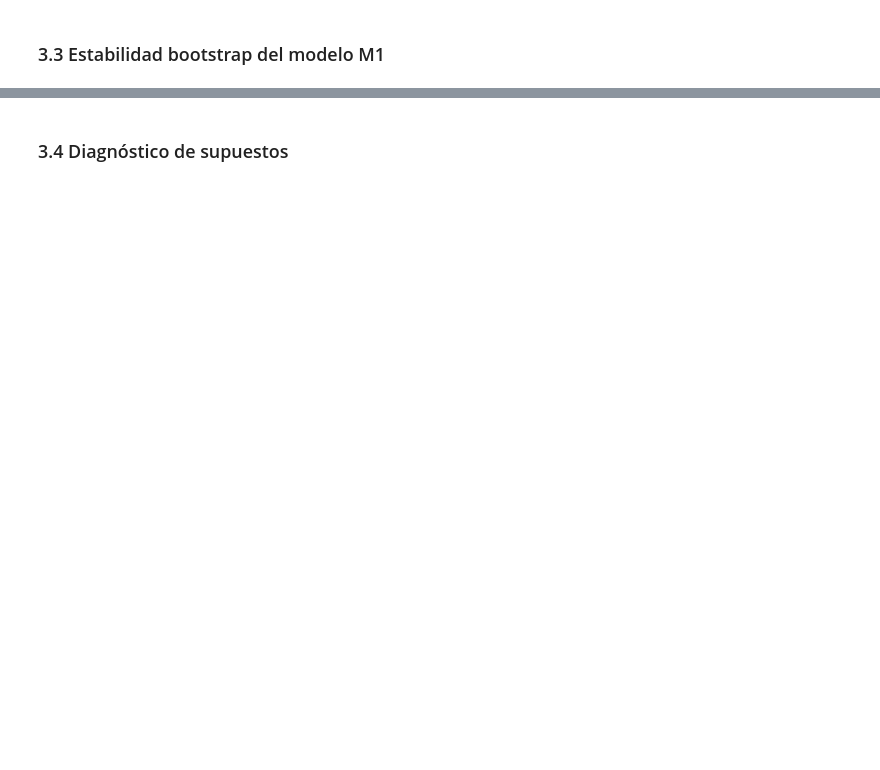
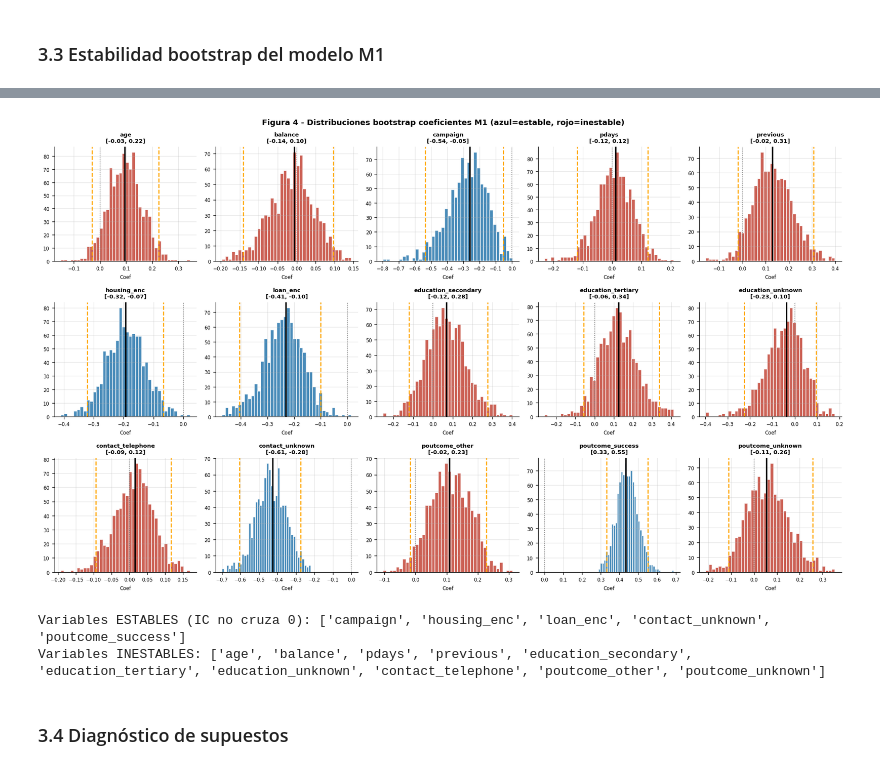
Before and after one commit to leofer23/formativa1-bank-marketing, a Jupyter notebook: S3/S3_Sumativa3_BankMarketing.ipynb, the cells around one changed output, grey strips where cells are left out. Drawn from its saved outputs; the diff is of its cells as text; code cells hidden in the pictures; blank space fills up the shorter version.

Commit message:
S3: corrige encoding one-hot, agrega stepwise y AIC/BIC reales, diagnosticos completos y matrices de confusion train/test

```diff
--- a/S3/S3_Sumativa3_BankMarketing.ipynb
+++ b/S3/S3_Sumativa3_BankMarketing.ipynb
@@ -502,7 +612,7 @@ plt.show()
 ### 3.3 Estabilidad bootstrap del modelo M1
 # %%
 # Bootstrap 1000 remuestras sobre M1
-Xtr_m1_np = Xtr.iloc[:,m1_idx].values
+Xtr_m1_np = Xtr[m1_vars].values
 ytr_np = ytr.values
 boot_coefs = []
 boot_aucs  = []
@@ -521,11 +631,13 @@ for i in range(1000):
 boot_coefs = np.array(boot_coefs)
 boot_aucs  = np.array(boot_aucs)
 
+m1_labels = m1_vars
+
 print(f'Remuestras validas: {len(boot_coefs)}')
 print(f'AUC bootstrap: media={boot_aucs.mean():.4f} IC=[{np.percentile(boot_aucs,2.5):.4f}, {np.percentile(boot_aucs,97.5):.4f}]')
 print()
-print(f'{"Variable":<18} {"Coef":>8} {"OR":>8} {"IC_lo":>8} {"IC_hi":>8} {"Estabilidad"}')
-print('-'*75)
+print(f'{"Variable":<25} {"Coef":>8} {"OR":>8} {"IC_lo":>8} {"IC_hi":>8} {"Estabilidad"}')
+print('-'*85)
 coef_results = []
 for j, vn in enumerate(m1_labels):
     co = m1.coef_[0][j]
@@ -534,4 +646,4 @@ for j, vn in enumerate(m1_labels):
     est = 'estable' if lo*hi > 0 else 'inestable (cruza 0)'
     or_ = np.exp(co)
     coef_results.append((vn, co, or_, lo, hi, est))
-    print(f'  {vn:<16} {co:>8.3f} {or_:>8.3f} {lo:>8.3f} {hi:>8.3f} {est}')
+    print(f'  {vn:<23} {co:>8.3f} {or_:>8.3f} {lo:>8.3f} {hi:>8.3f} {est}')
@@ -538,24 +671,34 @@ for j, vn in enumerate(m1_labels):
 # %%
 # Visualizacion bootstrap coeficientes
-fig, axes = plt.subplots(2, 5, figsize=(16, 7))
+n_vars = len(m1_labels)
+ncols = 5
+nrows = int(np.ceil(n_vars / ncols))
+fig, axes = plt.subplots(nrows, ncols, figsize=(16, 3.2*nrows))
 axes = axes.flatten()
 for j, (vn, co, or_, lo, hi, est) in enumerate(coef_results):
     axes[j].hist(boot_coefs[:,j], bins=40, color=COLOR_SI if lo*hi>0 else COLOR_NO,
                  alpha=0.8, edgecolor='white')
     axes[j].axvline(co, color='black', lw=2, label='Coef original')
     axes[j].axvline(lo, color='orange', lw=1.5, ls='--')
     axes[j].axvline(hi, color='orange', lw=1.5, ls='--')
     axes[j].axvline(0, color='gray', lw=1, ls=':')
     axes[j].set_title(f'{vn}\n[{lo:.2f}, {hi:.2f}]', fontsize=8, fontweight='bold')
     axes[j].set_xlabel('Coef', fontsize=7); axes[j].tick_params(labelsize=7)
+for k in range(n_vars, len(axes)):
+    axes[k].axis('off')
 fig.suptitle('Figura 4 - Distribuciones bootstrap coeficientes M1 (azul=estable, rojo=inestable)',
              fontsize=11, fontweight='bold')
 plt.tight_layout(); plt.savefig('fig_s3_04_bootstrap_coefs.png', dpi=150, bbox_inches='tight')
 plt.show()
-print('Variables ESTABLES (IC no cruza 0): contact, previous, campaign, housing, loan')
-print('Variables INESTABLES: poutcome, age, education, pdays, balance')
-print('Nota: poutcome es inestable por el encoding ordinal — su efecto real')
-print('es capturado como efecto categorico en el dataset, no como continuo.')
+
+estables = [vn for vn,co,or_,lo,hi,est in coef_results if 'inestable' not in est]
+inestables = [vn for vn,co,or_,lo,hi,est in coef_results if 'inestable' in est]
+print('Variables ESTABLES (IC no cruza 0):', estables)
+print('Variables INESTABLES:', inestables)
+# %% [output]
+[figure, added]
+Variables ESTABLES (IC no cruza 0): ['campaign', 'housing_enc', 'loan_enc', 'contact_unknown', 'poutcome_success']
+Variables INESTABLES: ['age', 'balance', 'pdays', 'previous', 'education_secondary', 'education_tertiary', 'education_unknown', 'contact_telephone', 'poutcome_other', 'poutcome_unknown']
 # %% [markdown]
 ### 3.4 Diagnóstico de supuestos
 # %%
```
Also changed, not shown: parts of 17 cells of this notebook.
